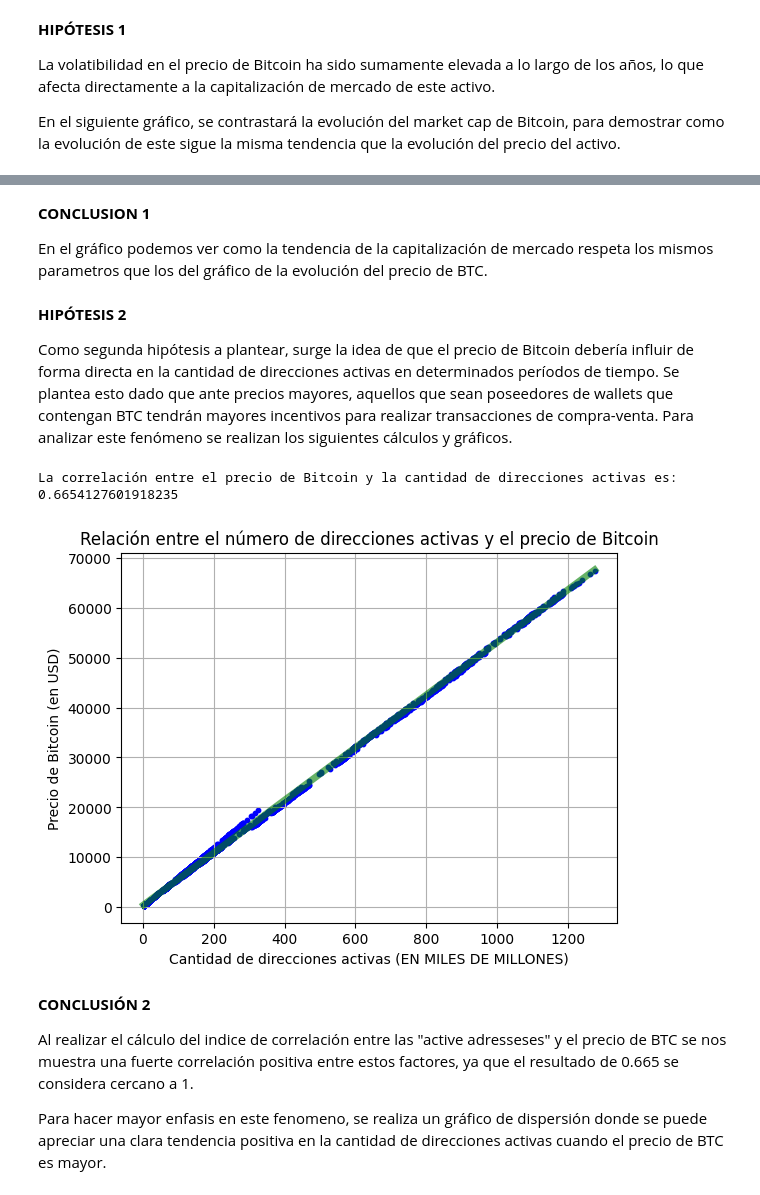
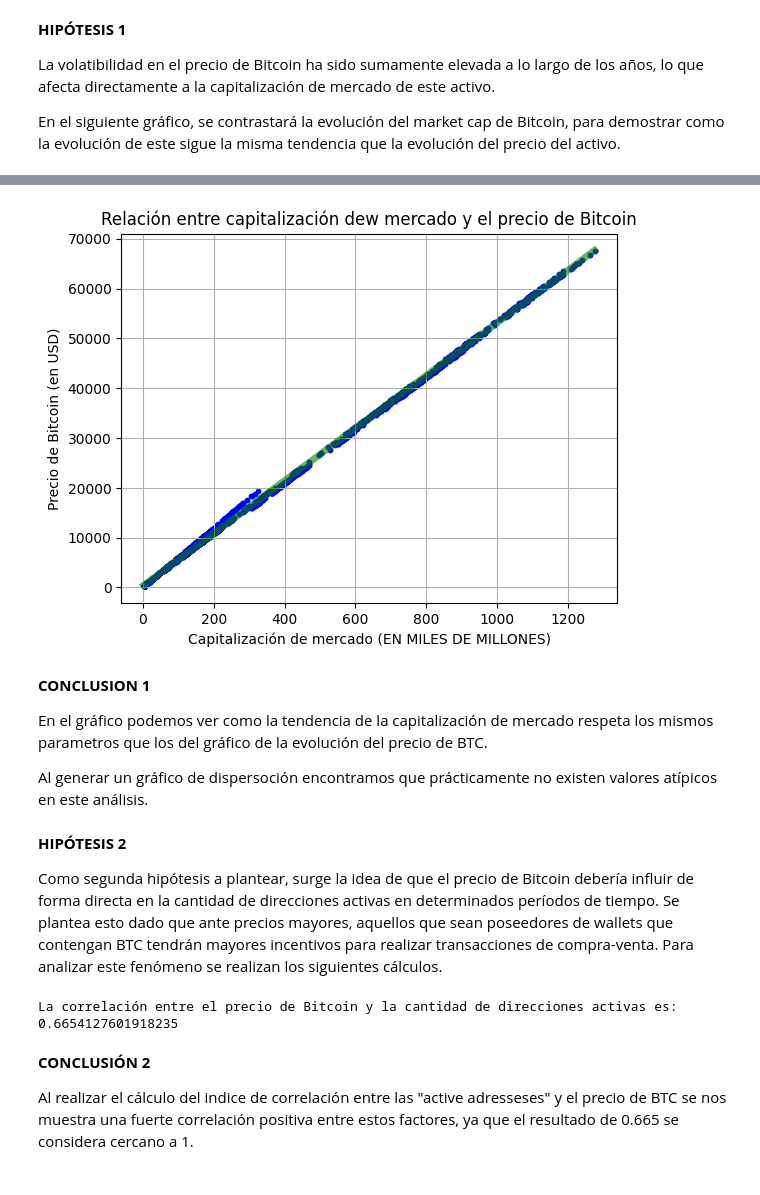
Before and after one commit to MartinMF88/Proyecto_DataScience_Coder, a Jupyter notebook: notebooks/ProyectoDS_ParteI_Martinez.ipynb, the cells around one changed output, grey strips where cells are left out. Drawn from its saved outputs; the diff is of its cells as text; code cells hidden in the pictures.

Commit message:
Creación de archivo para entrega N3 (3)

```diff
--- a/notebooks/ProyectoDS_ParteI_Martinez.ipynb
+++ b/notebooks/ProyectoDS_ParteI_Martinez.ipynb
@@ -95,37 +94,37 @@ Text(0.5, 1.0, 'Capitalizacion de mercado de BTC expresada en USD Miles de Millo
+# %%
+plt.scatter(df['marketcap_en_MM'], df['priceUSD'], s=10, c='blue')
+
+m, b = np.polyfit(df['marketcap_en_MM'], df['priceUSD'], 1)
+x = np.linspace(min(df['marketcap_en_MM']), max(df['marketcap_en_MM']), 100)
+y = m * x + b
+
+plt.plot(x, y, color='green', linewidth=5, alpha=0.60)
+
+plt.title('Relación entre capitalización dew mercado y el precio de Bitcoin')
+plt.xlabel('Capitalización de mercado (EN MILES DE MILLONES)')
+plt.ylabel('Precio de Bitcoin (en USD)')
+plt.grid(True)
+plt.show()
+# %% [output]
+[figure, added]
 # %% [markdown]
 **CONCLUSION 1**
 
 En el gráfico podemos ver como la tendencia de la capitalización de mercado respeta los mismos parametros que los del gráfico de la evolución del precio de BTC.
+
+Al generar un gráfico de dispersoción encontramos que prácticamente no existen valores atípicos en este análisis.
 # %% [markdown]
 **HIPÓTESIS 2**
 
 Como segunda hipótesis a plantear, surge la idea de que el precio de Bitcoin debería influir de forma directa en la cantidad de direcciones activas en determinados períodos de tiempo. Se plantea esto dado que ante precios mayores, aquellos que sean poseedores de wallets que contengan BTC tendrán mayores incentivos para realizar transacciones de compra-venta.
-Para analizar este fenómeno se realizan los siguientes cálculos y gráficos.
+Para analizar este fenómeno se realizan los siguientes cálculos.
-# %%
-correlation = df['priceUSD'].corr(df['activeaddresses'])
-
-print("La correlación entre el precio de Bitcoin y la cantidad de direcciones activas es:", correlation)
-df['activeaddresses_en_Miles'] = df.apply(lambda row: row.marketcap / 1000000000, axis=1)
-
-plt.scatter(df['activeaddresses_en_Miles'], df['priceUSD'], s=10, c='blue')
-
-m, b = np.polyfit(df['activeaddresses_en_Miles'], df['priceUSD'], 1)
-x = np.linspace(min(df['activeaddresses_en_Miles']), max(df['activeaddresses_en_Miles']), 100)
-y = m * x + b
-
-plt.plot(x, y, color='green', linewidth=5, alpha=0.60)
-
-plt.title('Relación entre el número de direcciones activas y el precio de Bitcoin')
-plt.xlabel('Cantidad de direcciones activas (EN MILES DE MILLONES)')
-plt.ylabel('Precio de Bitcoin (en USD)')
-plt.grid(True)
-plt.show()
-# %% [output]
-La correlación entre el precio de Bitcoin y la cantidad de direcciones activas es: 0.6654127601918235
-[figure, removed]
+# %%
+correlation = df['priceUSD'].corr(df['activeaddresses'])
+
+print("La correlación entre el precio de Bitcoin y la cantidad de direcciones activas es:", correlation)
+# %% [output]
+La correlación entre el precio de Bitcoin y la cantidad de direcciones activas es: 0.6654127601918235
 # %% [markdown]
 **CONCLUSIÓN 2**
 
 Al realizar el cálculo del indice de correlación entre las "active adresseses" y el precio de BTC se nos muestra una fuerte correlación positiva entre estos factores, ya que el resultado de 0.665 se considera cercano a 1.
-
-Para hacer mayor enfasis en este fenomeno, se realiza un gráfico de dispersión donde se puede apreciar una clara tendencia positiva en la cantidad de direcciones activas cuando el precio de BTC es mayor.
```
Also changed, not shown: parts of 2 cells of this notebook.
